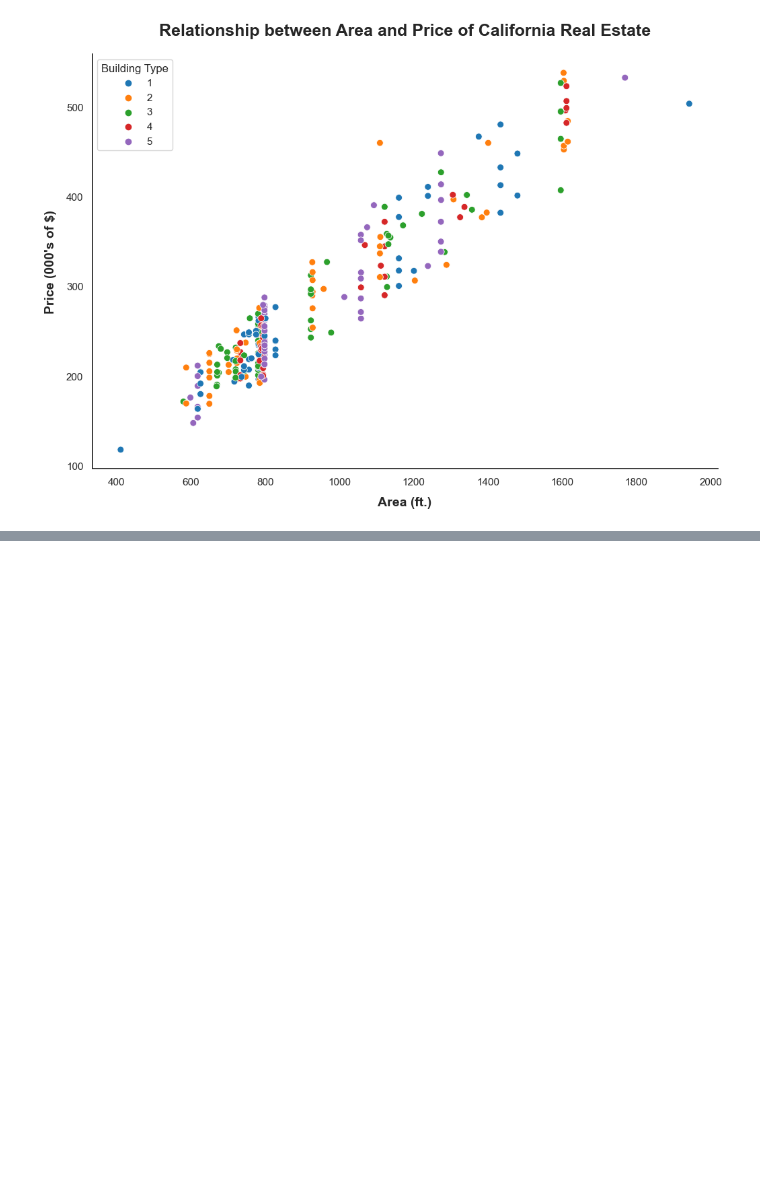
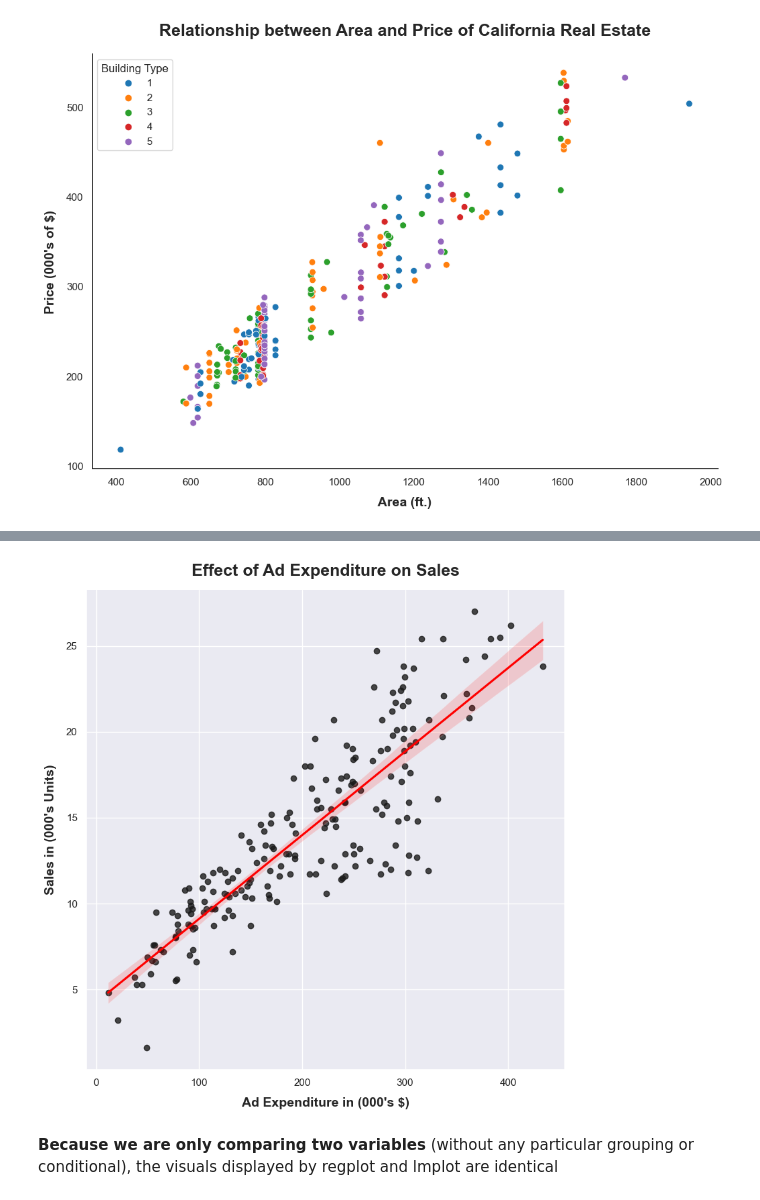
Before and after one commit to withraja/Data-Visualization-Tutorial, a Jupyter notebook: DataViz.ipynb, the cells around one changed output, grey strips where cells are left out. Drawn from its saved outputs; the diff is of its cells as text; code cells hidden in the pictures; blank space fills up the shorter version.

```diff
--- a/DataViz.ipynb
+++ b/DataViz.ipynb
@@ -457,0 +503,15 @@ plt.show()
+# %%
+sns.lmplot(x = "Budget",
+           y = "Sales",
+           data = df_ad_expenditure,
+           height = 8,                 # height and width of the plot
+           scatter_kws = {'color': 'k'},
+           line_kws = {'color': 'red'})
+plt.xlabel("Ad Expenditure in (000's $)", weight = "bold", fontsize = 14, labelpad = 10)
+plt.ylabel("Sales in (000's Units)", weight = "bold", fontsize = 14, labelpad = 10)
+plt.title("Effect of Ad Expenditure on Sales", fontsize = 18, weight = "bold", pad = 15)
+plt.show()
+# %% [output]
+[figure, added]
+# %% [markdown]
+**Because we are only comparing two variables** (without any particular grouping or conditional), the visuals displayed by regplot and lmplot are identical
```
Also changed, not shown: parts of 15 cells of this notebook, 1 other file.
